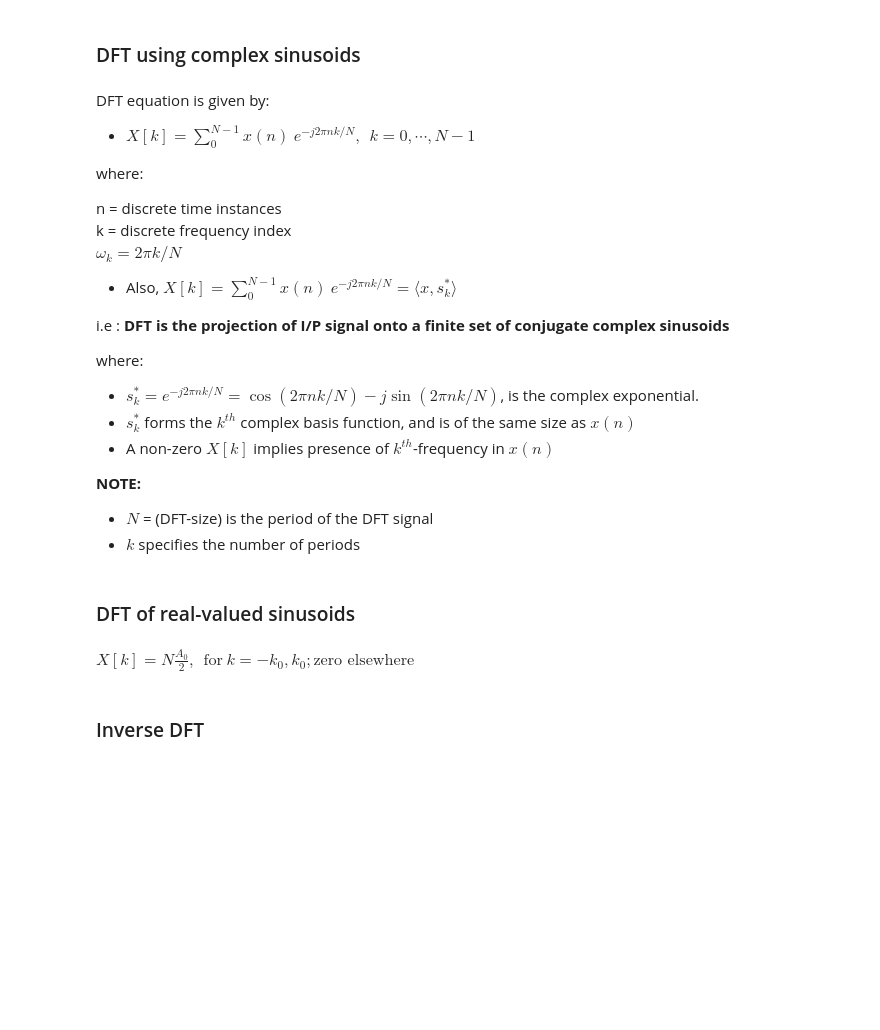
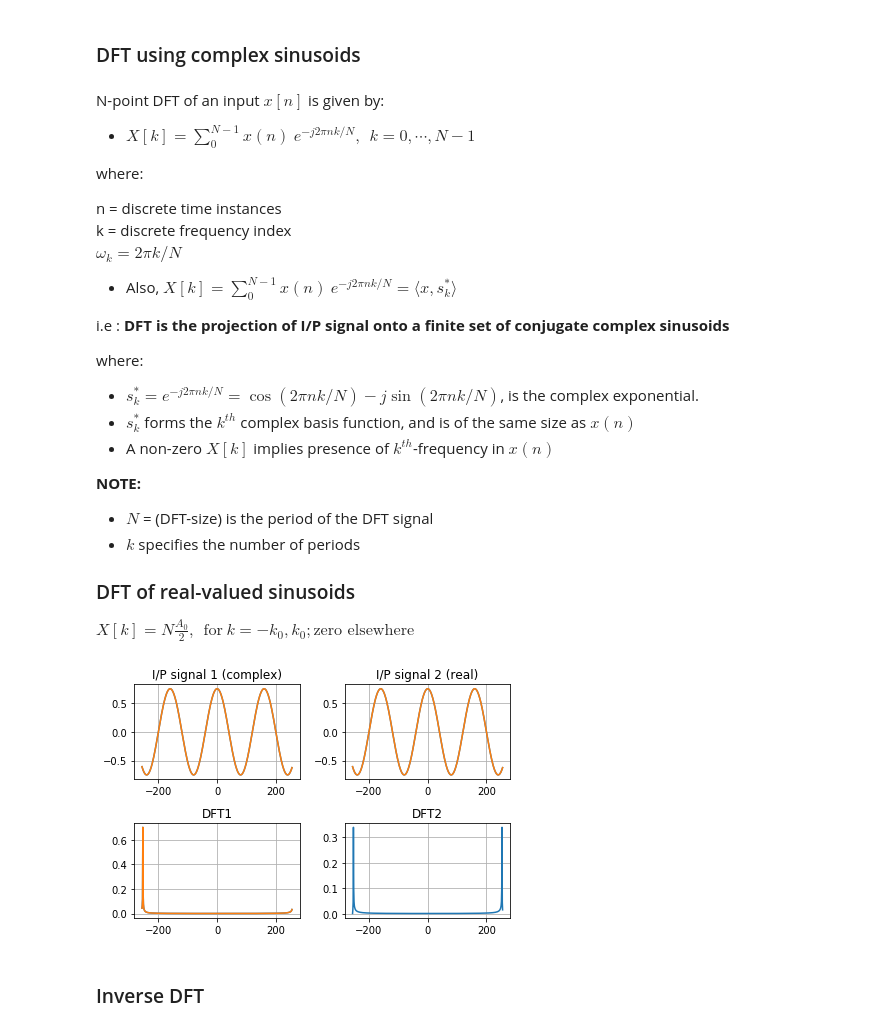
Before and after one commit to aspratyush/audio-signal-processing, a Jupyter notebook: DFT.ipynb, the cells around one changed output. Cells and saved outputs as stored; diff of their text form; code cells hidden in the pictures; blank space fills up the shorter version.

Commit message:
Updated complex sinusoid

```diff
--- a/DFT.ipynb
+++ b/DFT.ipynb
@@ -6,7 +6,7 @@
 import numpy as np
 import matplotlib.pyplot as plt
 # %% [markdown]
-DFT equation is given by:
+N-point DFT of an input $x[n]$ is given by:
 
 * $X[k] = \sum\limits_{0}^{N-1} x(n) \ \mathit{e}^{-j2 \pi n k/N} , \ \ k = 0, \cdots, N-1$
 
@@ -29,10 +29,56 @@ where:
 **NOTE:**
 * $N$ = (DFT-size) is the period of the DFT signal
 * $k$ specifies the number of periods
+
+### DFT of real-valued sinusoids
+$ X[k] = N \frac{A_{0}}{2}, \ \ \text{for} \ k = -k_{0}, k_{0}; \text{zero elsewhere}$
-# %% [markdown]
-### DFT of real-valued sinusoids
-# %% [markdown]
-$ X[k] = N \frac{A_{0}}{2}, \ \ \text{for} \ k = -k_{0}, k_{0}; \text{zero elsewhere}$
+# %%
+N = 512
+n = np.arange(-N/2, N/2)
+Fs = 16000
+f = 100
+A = 0.75
+
+# I/P signal
+x1 = A*np.exp(1j*2*np.pi*f*n/Fs)
+x2 = A*np.sin(2*np.pi*f*n/Fs)
+
+plt.subplot(221)
+plt.plot(n,np.real(x))
+plt.grid('on')
+plt.title("I/P signal 1 (complex)")
+
+plt.subplot(222)
+plt.plot(n,np.real(x))
+plt.grid('on')
+plt.title("I/P signal 2 (real)")
+
+# DFT
+def dft(x):
+    X = []
+    for k in np.arange(N):
+        s = np.exp(-1j*2*np.pi*k*n/N)
+        X = np.append(X, np.sum(x*s))
+    return X
+
+# get DFT of x
+X1 = dft(x1)
+X2 = dft(x2)
+
+plt.subplot(223)
+plt.plot(n,np.abs(X1)/N)
+plt.grid('on')
+plt.title("DFT1")
+
+plt.subplot(224)
+plt.plot(n,np.abs(X2)/N)
+plt.grid('on')
+plt.title("DFT2")
+
+plt.tight_layout()
+plt.show()
+# %% [output]
+[figure, added]
 # %% [markdown]
 ### Inverse DFT
 # %% [markdown]
```
Also changed, not shown: parts of 6 cells of this notebook.
